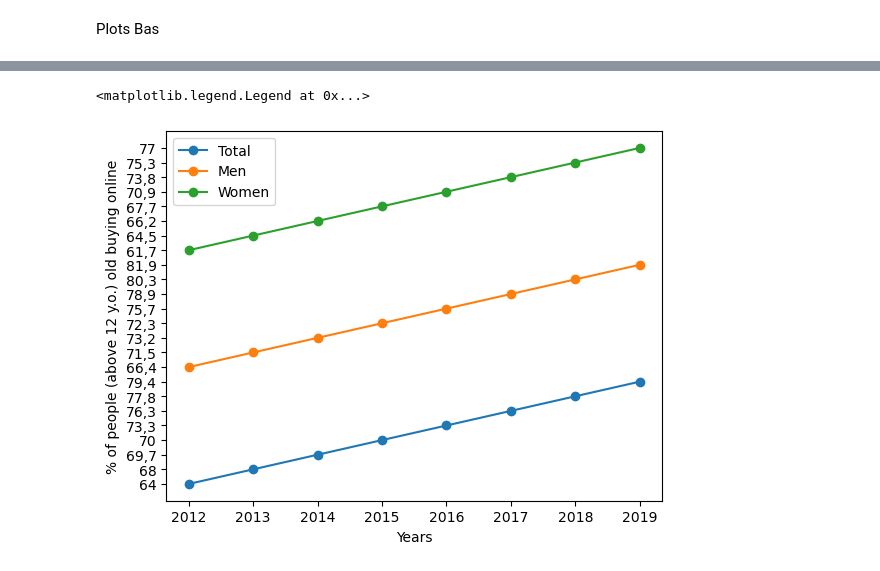
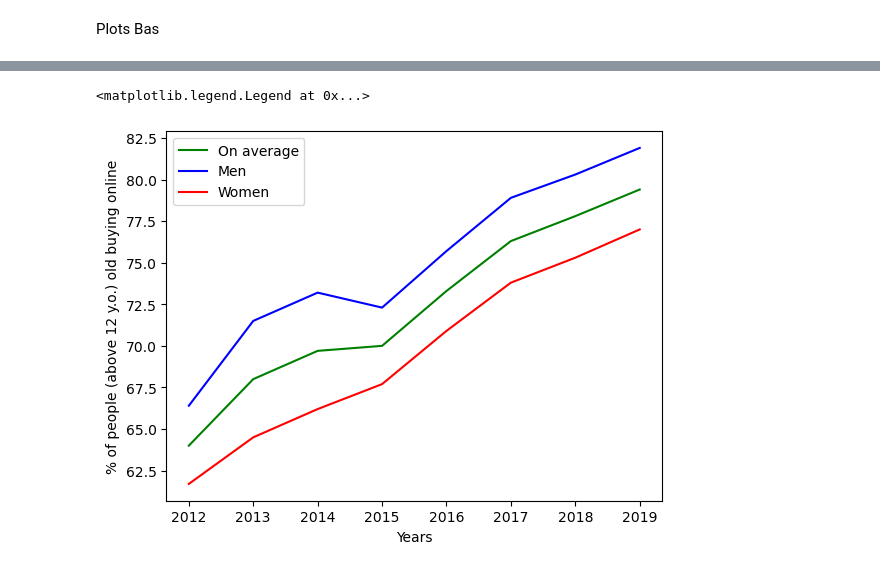
Before and after one commit to Lmolkenboer/TIL6022-project, a Jupyter notebook: Plots_Bas.ipynb, the cells around one changed output, grey strips where cells are left out. Cells and saved outputs as stored; diff of their text form; code cells hidden in the pictures.

```diff
--- a/Plots_Bas.ipynb
+++ b/Plots_Bas.ipynb
@@ -21,14 +32,10 @@ t.head()
 # %%
-y1 = t['Totaal online aankopen']
-y2 = m['Totaal online aankopen']
-y3 = w['Totaal online aankopen']
-
-plt.plot(x,y1,label='Total', marker = 'o')
-plt.plot(x,y2,label='Men', marker = 'o')
-plt.plot(x,y3,label='Women', marker = 'o')
+t['Totaal online aankopen'].plot(color = 'g', label = 'On average')
+m['Totaal online aankopen'].plot(color = 'b', label = 'Men')
+w['Totaal online aankopen'].plot(color = 'r', label = 'Women')
 plt.xlabel('Years')
 plt.ylabel('% of people (above 12 y.o.) old buying online')
 plt.legend()
 # %% [output]
 <matplotlib.legend.Legend at 0x...>
-[figure, old version]
+[figure, new version]
```
Also changed, not shown: parts of 4 cells of this notebook, 3 other files.
